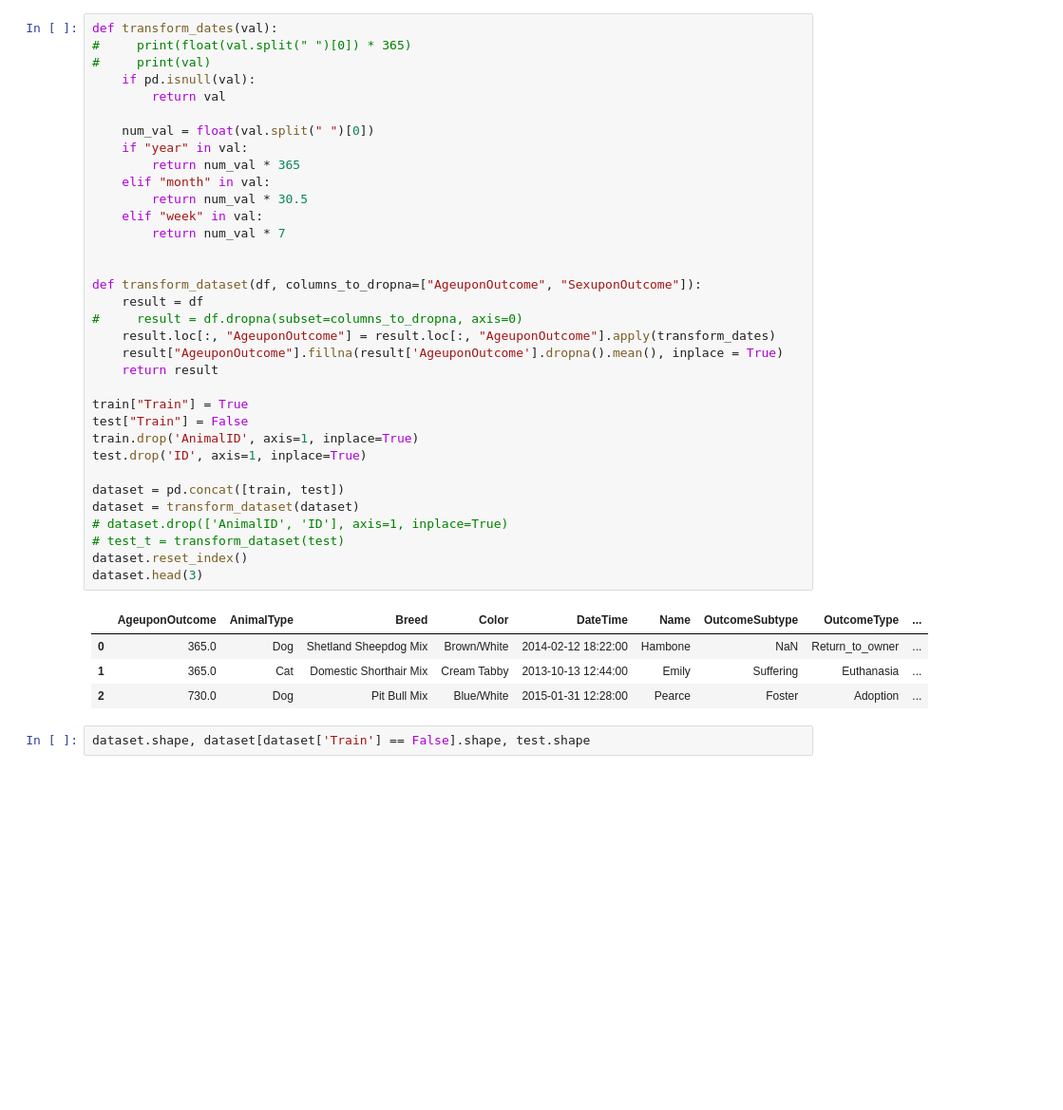
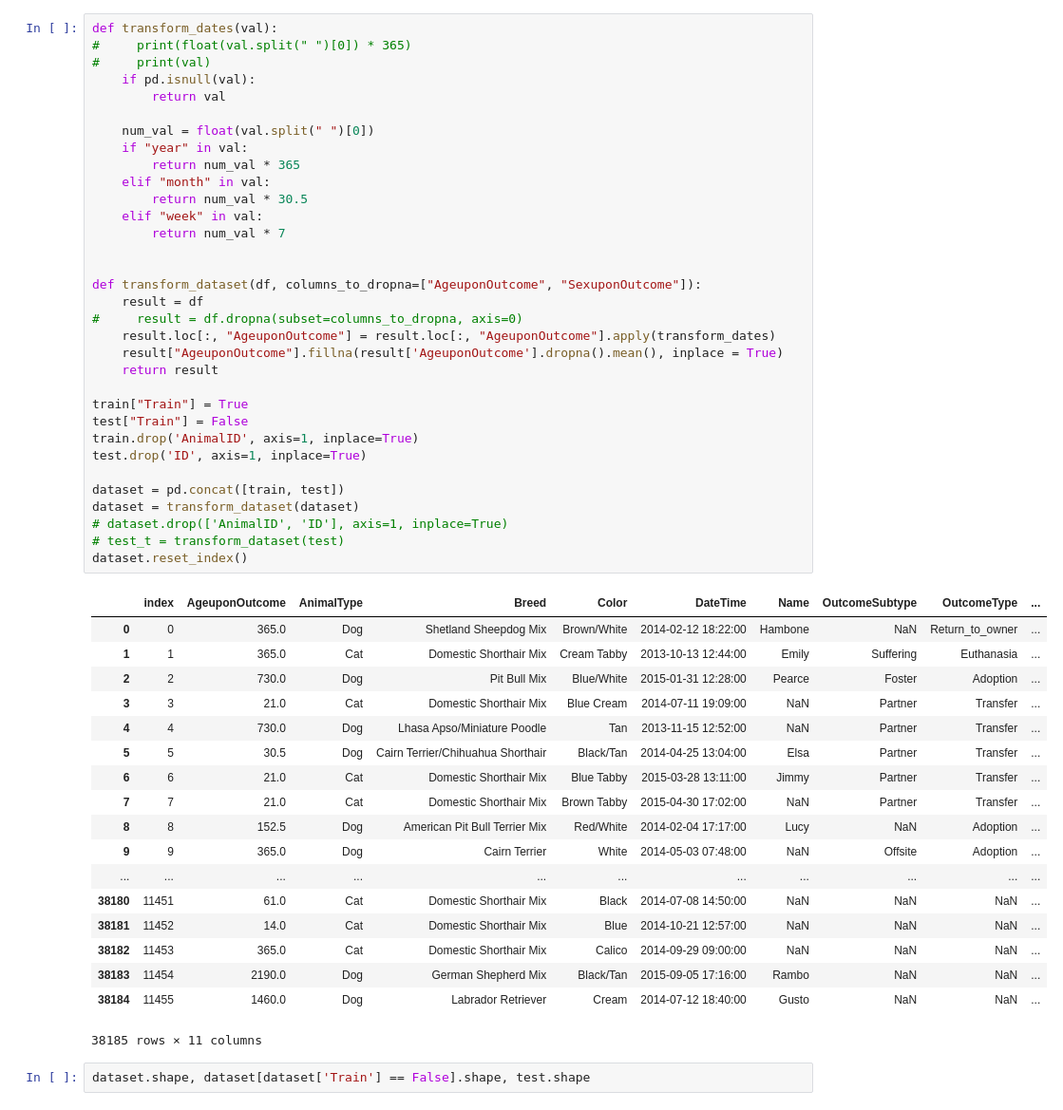
Before and after one commit to kdubovikov/shelter-animals, a Jupyter notebook: shelter-animals.ipynb, the cells around one changed output. Shown at 95% size. Drawn from its saved outputs; the diff is of its cells as text; blank space fills up the shorter version.

```diff
--- a/shelter-animals.ipynb
+++ b/shelter-animals.ipynb
@@ -32,38 +31,51 @@ def transform_dates(val):
     if pd.isnull(val):
         return val
 
     num_val = float(val.split(" ")[0])
     if "year" in val:
         return num_val * 365
     elif "month" in val:
         return num_val * 30.5
     elif "week" in val:
         return num_val * 7
 
 
 def transform_dataset(df, columns_to_dropna=["AgeuponOutcome", "SexuponOutcome"]):
     result = df
 #     result = df.dropna(subset=columns_to_dropna, axis=0)
     result.loc[:, "AgeuponOutcome"] = result.loc[:, "AgeuponOutcome"].apply(transform_dates)
     result["AgeuponOutcome"].fillna(result['AgeuponOutcome'].dropna().mean(), inplace = True)
     return result
 
 train["Train"] = True
 test["Train"] = False
 train.drop('AnimalID', axis=1, inplace=True)
 test.drop('ID', axis=1, inplace=True)
 
 dataset = pd.concat([train, test])
 dataset = transform_dataset(dataset)
 # dataset.drop(['AnimalID', 'ID'], axis=1, inplace=True)
 # test_t = transform_dataset(test)
 dataset.reset_index()
-dataset.head(3)
 # %% [output]
-|  | AgeuponOutcome | AnimalType | Breed | Color | DateTime | Name | OutcomeSubtype | OutcomeType | ... |
-| 0 | 365.0 | Dog | Shetland Sheepdog Mix | Brown/White | 2014-02-12 18:22:00 | Hambone | NaN | Return_to_owner | ... |
-| 1 | 365.0 | Cat | Domestic Shorthair Mix | Cream Tabby | 2013-10-13 12:44:00 | Emily | Suffering | Euthanasia | ... |
-| 2 | 730.0 | Dog | Pit Bull Mix | Blue/White | 2015-01-31 12:28:00 | Pearce | Foster | Adoption | ... |
+|  | index | AgeuponOutcome | AnimalType | Breed | Color | DateTime | Name | OutcomeSubtype | OutcomeType | ... |
+| 0 | 0 | 365.0 | Dog | Shetland Sheepdog Mix | Brown/White | 2014-02-12 18:22:00 | Hambone | NaN | Return_to_owner | ... |
+| 1 | 1 | 365.0 | Cat | Domestic Shorthair Mix | Cream Tabby | 2013-10-13 12:44:00 | Emily | Suffering | Euthanasia | ... |
+| 2 | 2 | 730.0 | Dog | Pit Bull Mix | Blue/White | 2015-01-31 12:28:00 | Pearce | Foster | Adoption | ... |
+| 3 | 3 | 21.0 | Cat | Domestic Shorthair Mix | Blue Cream | 2014-07-11 19:09:00 | NaN | Partner | Transfer | ... |
+| 4 | 4 | 730.0 | Dog | Lhasa Apso/Miniature Poodle | Tan | 2013-11-15 12:52:00 | NaN | Partner | Transfer | ... |
+| 5 | 5 | 30.5 | Dog | Cairn Terrier/Chihuahua Shorthair | Black/Tan | 2014-04-25 13:04:00 | Elsa | Partner | Transfer | ... |
+| 6 | 6 | 21.0 | Cat | Domestic Shorthair Mix | Blue Tabby | 2015-03-28 13:11:00 | Jimmy | Partner | Transfer | ... |
+| 7 | 7 | 21.0 | Cat | Domestic Shorthair Mix | Brown Tabby | 2015-04-30 17:02:00 | NaN | Partner | Transfer | ... |
+| 8 | 8 | 152.5 | Dog | American Pit Bull Terrier Mix | Red/White | 2014-02-04 17:17:00 | Lucy | NaN | Adoption | ... |
+| 9 | 9 | 365.0 | Dog | Cairn Terrier | White | 2014-05-03 07:48:00 | NaN | Offsite | Adoption | ... |
+| ... | ... | ... | ... | ... | ... | ... | ... | ... | ... | ... |
+| 38180 | 11451 | 61.0 | Cat | Domestic Shorthair Mix | Black | 2014-07-08 14:50:00 | NaN | NaN | NaN | ... |
+| 38181 | 11452 | 14.0 | Cat | Domestic Shorthair Mix | Blue | 2014-10-21 12:57:00 | NaN | NaN | NaN | ... |
+| 38182 | 11453 | 365.0 | Cat | Domestic Shorthair Mix | Calico | 2014-09-29 09:00:00 | NaN | NaN | NaN | ... |
+| 38183 | 11454 | 2190.0 | Dog | German Shepherd Mix | Black/Tan | 2015-09-05 17:16:00 | Rambo | NaN | NaN | ... |
+| 38184 | 11455 | 1460.0 | Dog | Labrador Retriever | Cream | 2014-07-12 18:40:00 | Gusto | NaN | NaN | ... |
+38185 rows × 11 columns
 # %%
 dataset.shape, dataset[dataset['Train'] == False].shape, test.shape
 # %% [output]
```
Also changed, not shown: parts of 32 cells of this notebook.
